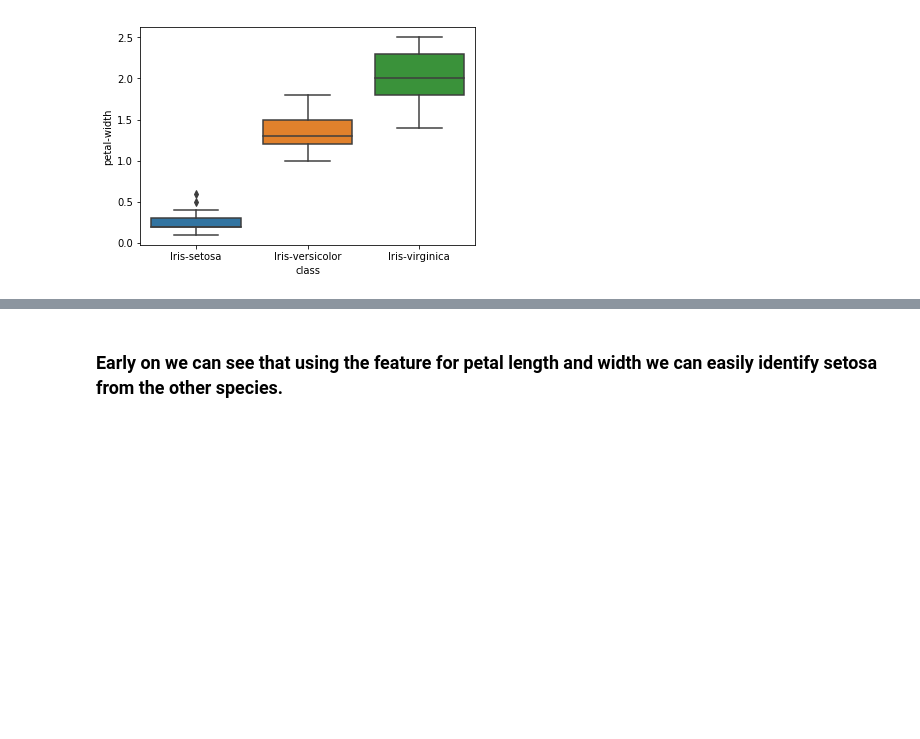
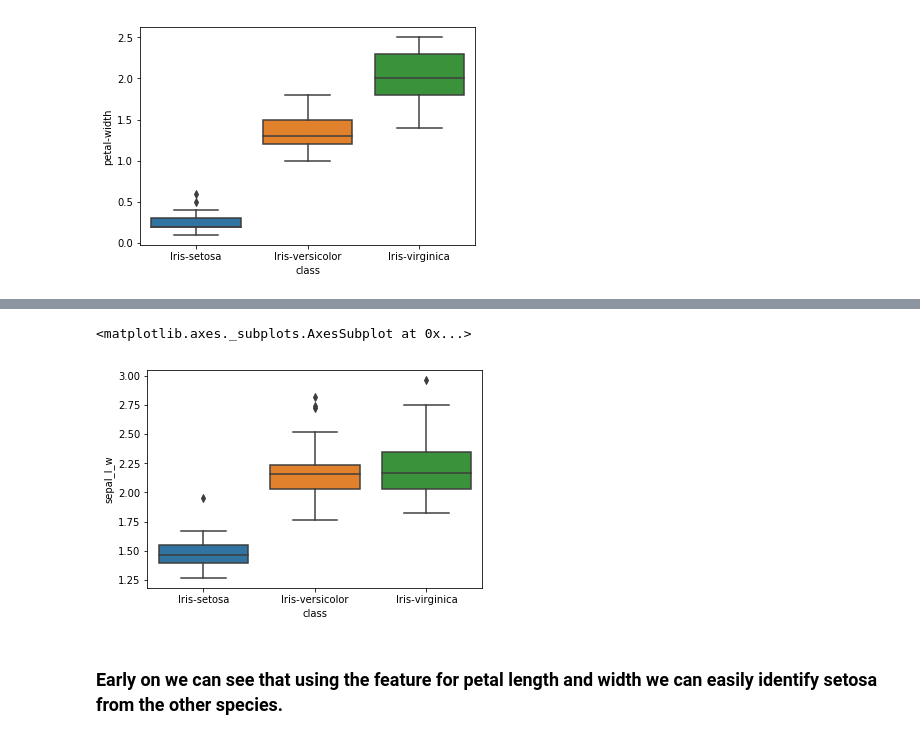
Before and after one commit to rajasekhar6057/Data-Science-Pipe-Line, a Jupyter notebook: Data Science Pipeline - Iris Dataset.ipynb, the cells around one changed output, grey strips where cells are left out. Cells and saved outputs as stored; diff of their text form; code cells hidden in the pictures; blank space fills up the shorter version.

```diff
--- a/Data Science Pipeline - Iris Dataset.ipynb
+++ b/Data Science Pipeline - Iris Dataset.ipynb
@@ -90,3 +127,9 @@ sns.boxplot(x="class", y="petal-width", data=dataset)
+# %%
+# the boxplot feature of seaborn at individual features
+sns.boxplot(x="class", y="sepal_l_w", data=dataset)
+# %% [output]
+<matplotlib.axes._subplots.AxesSubplot at 0x...>
+[figure, added]
 # %% [markdown]
 ### Early on we can see that using the feature for petal length and width we can easily identify setosa from the other species.
 # %%
```
Also changed, not shown: parts of 6 cells of this notebook.
